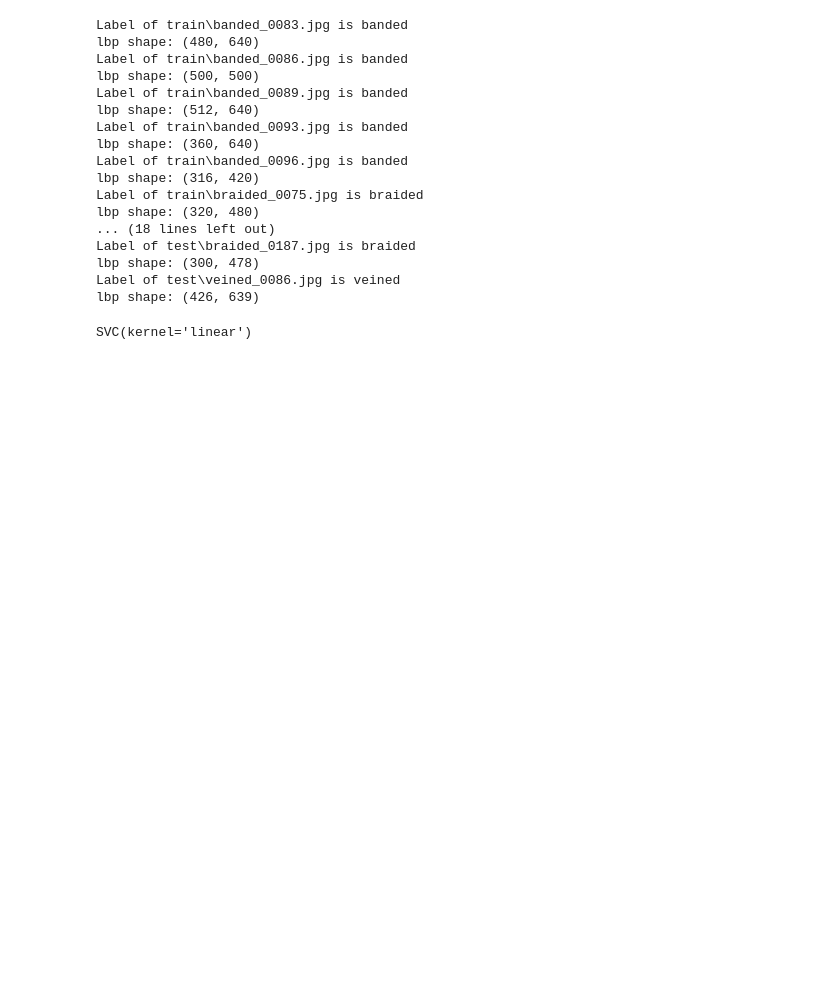
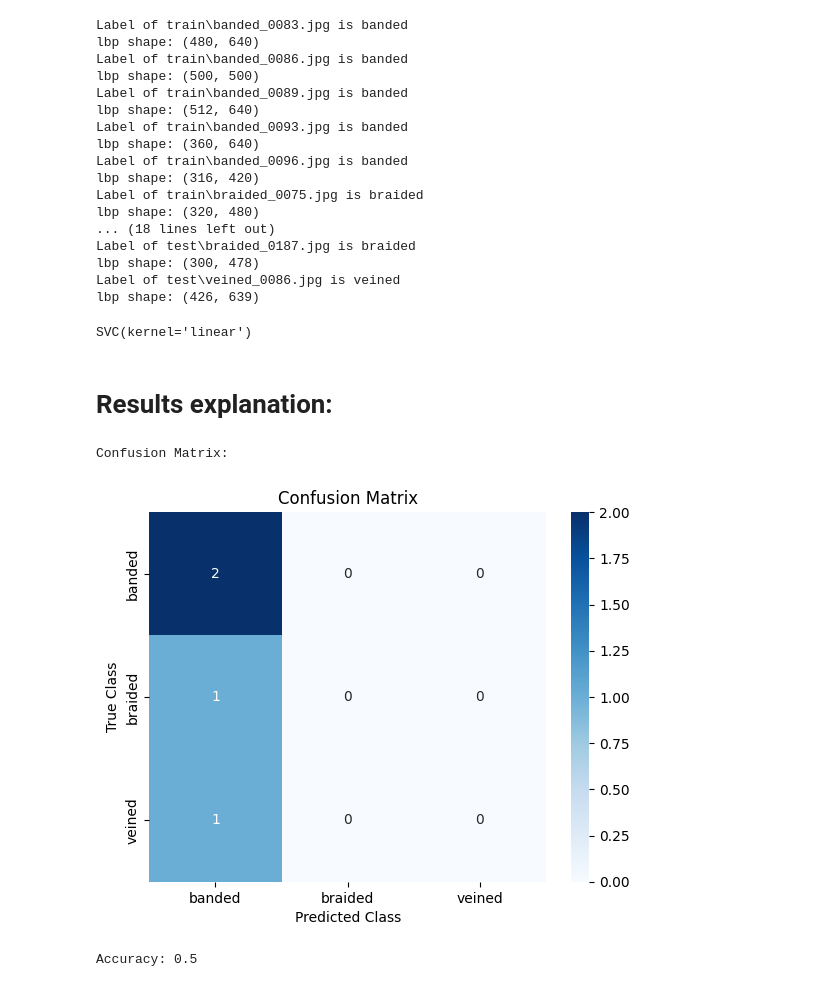
Before and after one commit to pedromartip/Computer-vision-and-3D-reconstruction, a Jupyter notebook: 06-LBP/6-LBP.ipynb, the cells around one changed output. Saved outputs shown, nothing was run; the diff lists cells and outputs as text; code cells hidden in the pictures; blank space fills up the shorter version.

```diff
--- a/06-LBP/6-LBP.ipynb
+++ b/06-LBP/6-LBP.ipynb
@@ -184,3 +185,22 @@ svm = SVC(kernel='linear')
 svm.fit(X_train, y_train)
 # %% [output]
 SVC(kernel='linear')
+# %% [markdown]
+# Results explanation:
+# %%
+predictions = svm.predict(X_test)
+conf_mat = confusion_matrix(y_test, predictions)
+
+# Print de confusion matrix
+print("Confusion Matrix:")
+sns.heatmap(conf_mat, annot=True, fmt='g', cmap='Blues', xticklabels=svm.classes_, yticklabels=svm.classes_)
+plt.title('Confusion Matrix')
+plt.ylabel('True Class')
+plt.xlabel('Predicted Class')
+plt.show()
+
+print('Accuracy:', accuracy_score(y_test, predictions))
+# %% [output]
+Confusion Matrix:
+[figure, added]
+Accuracy: 0.5
```
Also changed, not shown: parts of 7 cells of this notebook, 3 other files.
